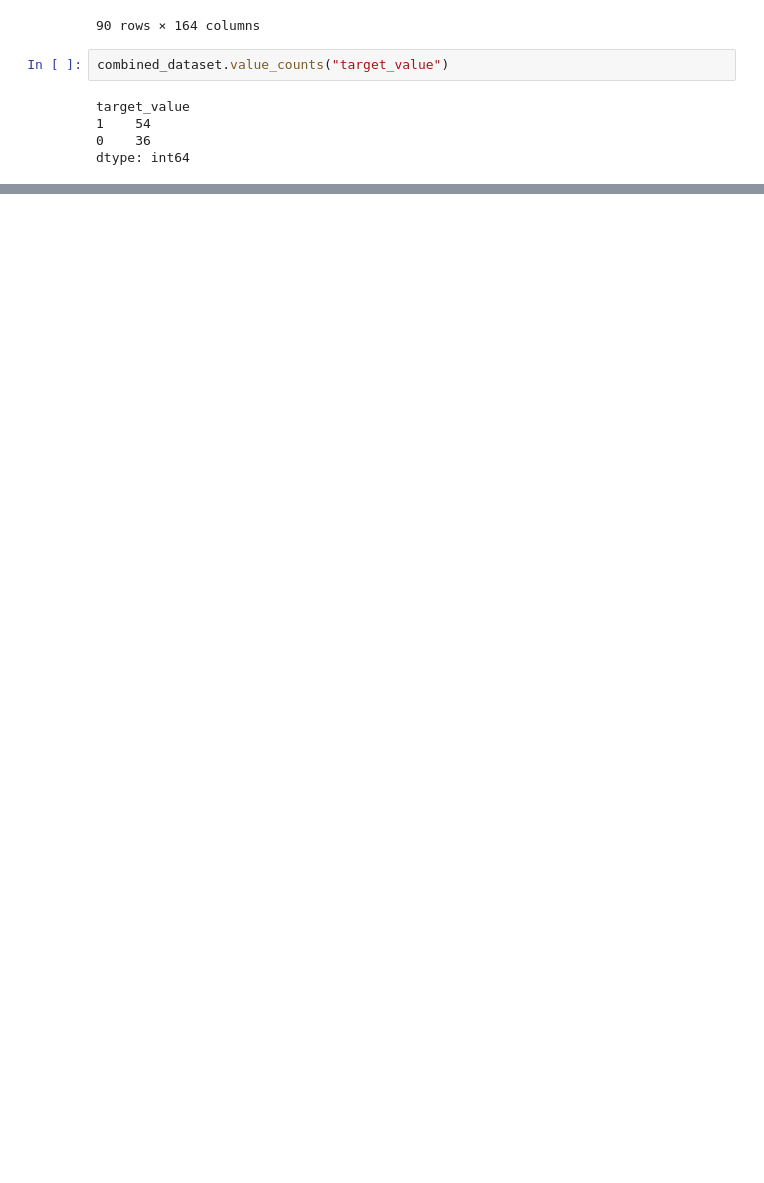
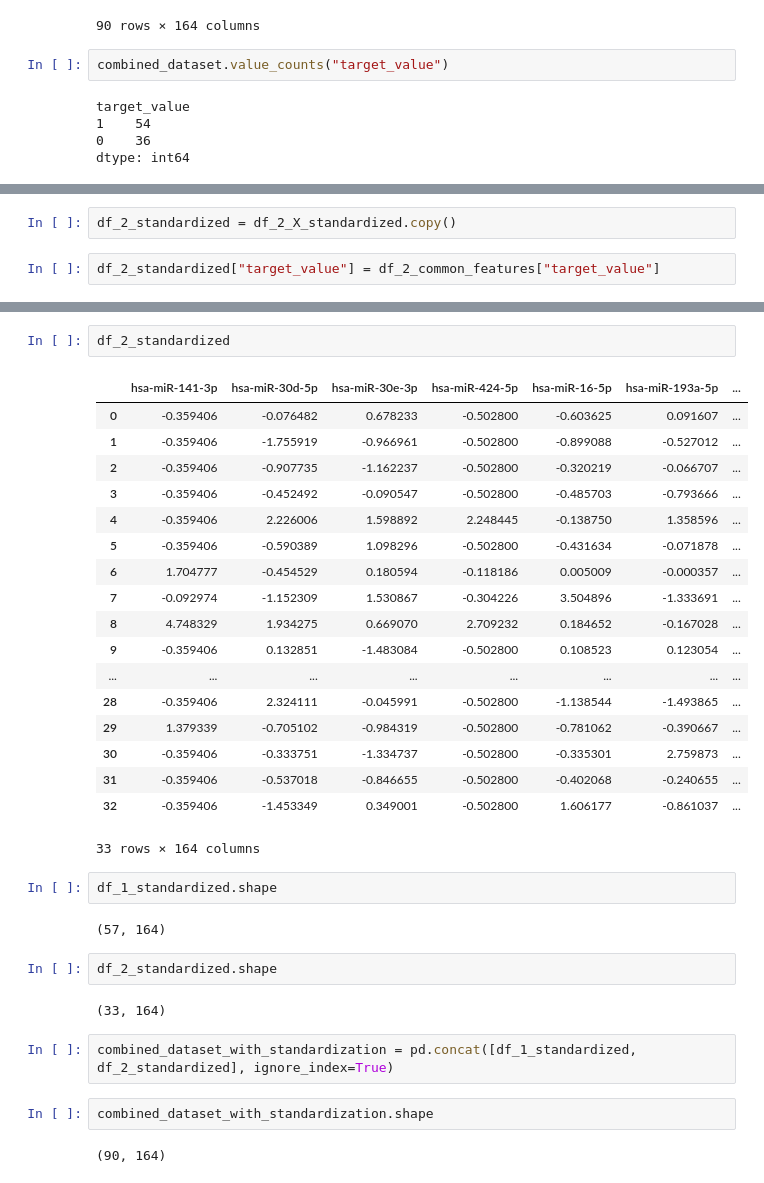
Before and after one commit to Sachira-Heshan/omic-data-and-machine-learning-in-the-identification-of-coronary-artery-disease, a Jupyter notebook: combine_datasets.ipynb, the cells around one changed output, grey strips where cells are left out. Cells and saved outputs as stored; diff of their text form; blank space fills up the shorter version.

Commit message:
Combine two datasets after applying the standardization on them

```diff
--- a/combine_datasets.ipynb
+++ b/combine_datasets.ipynb
@@ -257,0 +335,4 @@ dtype: int64
+# %%
+df_2_standardized = df_2_X_standardized.copy()
+# %%
+df_2_standardized["target_value"] = df_2_common_features["target_value"]
@@ -257,0 +349,35 @@ dtype: int64
+# %%
+df_2_standardized
+# %% [output]
+|  | hsa-miR-141-3p | hsa-miR-30d-5p | hsa-miR-30e-3p | hsa-miR-424-5p | hsa-miR-16-5p | hsa-miR-193a-5p | ... |
+| 0 | -0.359406 | -0.076482 | 0.678233 | -0.502800 | -0.603625 | 0.091607 | ... |
+| 1 | -0.359406 | -1.755919 | -0.966961 | -0.502800 | -0.899088 | -0.527012 | ... |
+| 2 | -0.359406 | -0.907735 | -1.162237 | -0.502800 | -0.320219 | -0.066707 | ... |
+| 3 | -0.359406 | -0.452492 | -0.090547 | -0.502800 | -0.485703 | -0.793666 | ... |
+| 4 | -0.359406 | 2.226006 | 1.598892 | 2.248445 | -0.138750 | 1.358596 | ... |
+| 5 | -0.359406 | -0.590389 | 1.098296 | -0.502800 | -0.431634 | -0.071878 | ... |
+| 6 | 1.704777 | -0.454529 | 0.180594 | -0.118186 | 0.005009 | -0.000357 | ... |
+| 7 | -0.092974 | -1.152309 | 1.530867 | -0.304226 | 3.504896 | -1.333691 | ... |
+| 8 | 4.748329 | 1.934275 | 0.669070 | 2.709232 | 0.184652 | -0.167028 | ... |
+| 9 | -0.359406 | 0.132851 | -1.483084 | -0.502800 | 0.108523 | 0.123054 | ... |
+| ... | ... | ... | ... | ... | ... | ... | ... |
+| 28 | -0.359406 | 2.324111 | -0.045991 | -0.502800 | -1.138544 | -1.493865 | ... |
+| 29 | 1.379339 | -0.705102 | -0.984319 | -0.502800 | -0.781062 | -0.390667 | ... |
+| 30 | -0.359406 | -0.333751 | -1.334737 | -0.502800 | -0.335301 | 2.759873 | ... |
+| 31 | -0.359406 | -0.537018 | -0.846655 | -0.502800 | -0.402068 | -0.240655 | ... |
+| 32 | -0.359406 | -1.453349 | 0.349001 | -0.502800 | 1.606177 | -0.861037 | ... |
+33 rows × 164 columns
+# %%
+df_1_standardized.shape
+# %% [output]
+(57, 164)
+# %%
+df_2_standardized.shape
+# %% [output]
+(33, 164)
+# %%
+combined_dataset_with_standardization = pd.concat([df_1_standardized, df_2_standardized], ignore_index=True)
+# %%
+combined_dataset_with_standardization.shape
+# %% [output]
+(90, 164)
```
Also changed, not shown: parts of 20 cells of this notebook.
